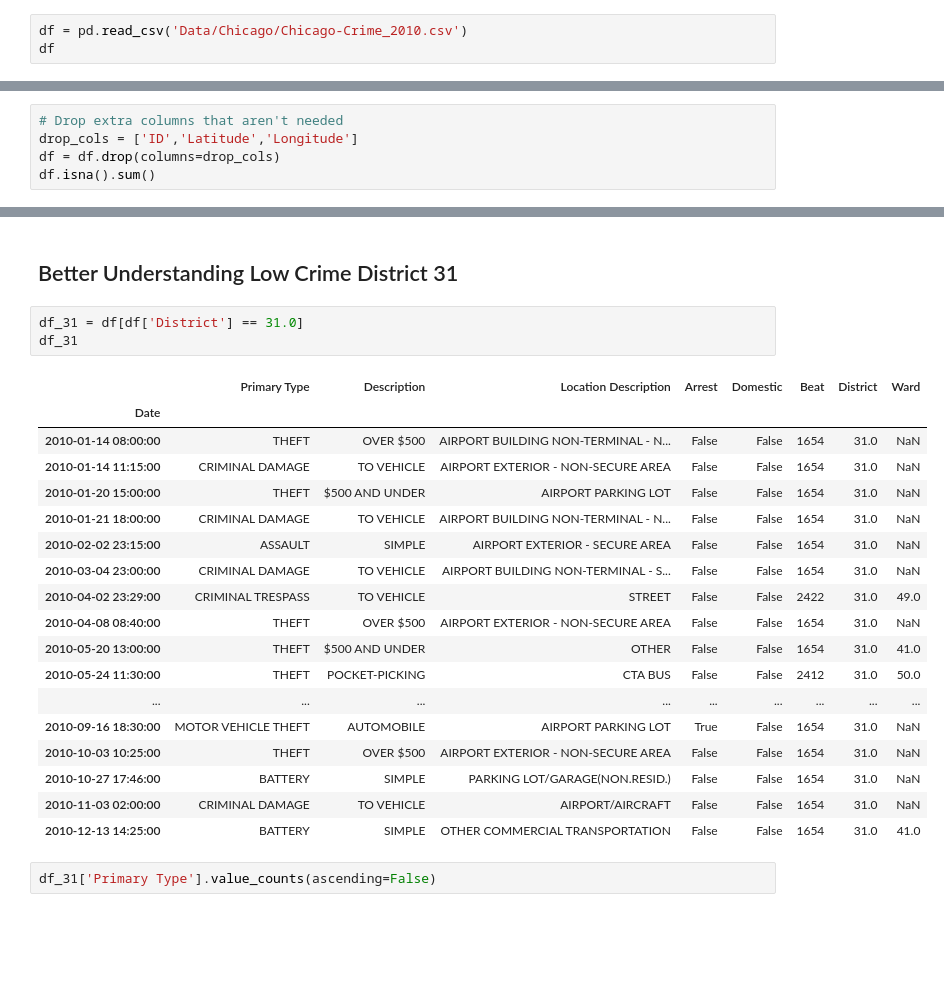
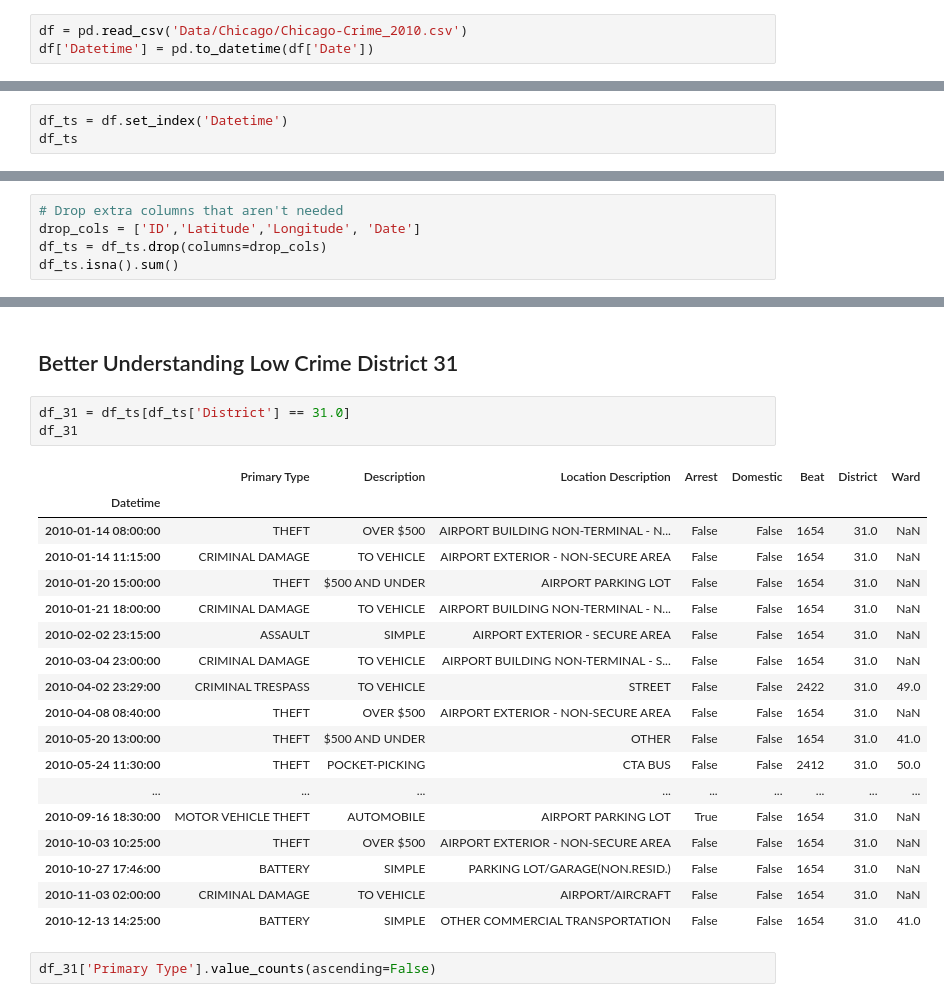
Before and after one commit to joshlensing/Project-4--Chicago-crime-data, a Jupyter notebook: Project 4 - Stakeholder Questions.ipynb, the cells around one changed output, grey strips where cells are left out. Cells and saved outputs as stored; diff of their text form; blank space fills up the shorter version.

```diff
--- a/Project 4 - Stakeholder Questions.ipynb
+++ b/Project 4 - Stakeholder Questions.ipynb
@@ -18,4 +41,4 @@ sns.set_context("talk", font_scale=0.9)
 # Load the Data
 # %%
 df = pd.read_csv('Data/Chicago/Chicago-Crime_2010.csv')
-df
+df['Datetime'] = pd.to_datetime(df['Date'])
@@ -35,0 +45,3 @@ df
+# %%
+df_ts = df.set_index('Datetime')
+df_ts
@@ -77,9 +105,9 @@ memory usage: 29.0+ MB
 - There are some missing values, but I am going to be dropping some of the columns that have them. I will check them once the columns have been dropped.
 # %%
 # Drop extra columns that aren't needed
-drop_cols = ['ID','Latitude','Longitude']
-df = df.drop(columns=drop_cols)
-df.isna().sum()
+drop_cols = ['ID','Latitude','Longitude', 'Date']
+df_ts = df_ts.drop(columns=drop_cols)
+df_ts.isna().sum()
 # %% [output]
 Primary Type             0
 Description              0
@@ -151,11 +245,11 @@ df['District'].value_counts(ascending=False).to_frame(name='# of Crimes')
 # %% [markdown]
 ## Better Understanding Low Crime District 31
 # %%
-df_31 = df[df['District'] == 31.0]
+df_31 = df_ts[df_ts['District'] == 31.0]
 df_31
 # %% [output]
 |  | Primary Type | Description | Location Description | Arrest | Domestic | Beat | District | Ward |
-| Date |  |  |  |  |  |  |  |  |
+| Datetime |  |  |  |  |  |  |  |  |
 | 2010-01-14 08:00:00 | THEFT | OVER $500 | AIRPORT BUILDING NON-TERMINAL - N... | False | False | 1654 | 31.0 | NaN |
 | 2010-01-14 11:15:00 | CRIMINAL DAMAGE | TO VEHICLE | AIRPORT EXTERIOR - NON-SECURE AREA | False | False | 1654 | 31.0 | NaN |
 | 2010-01-20 15:00:00 | THEFT | $500 AND UNDER | AIRPORT PARKING LOT | False | False | 1654 | 31.0 | NaN |
```
Also changed, not shown: parts of 30 cells of this notebook, 1 other file.
